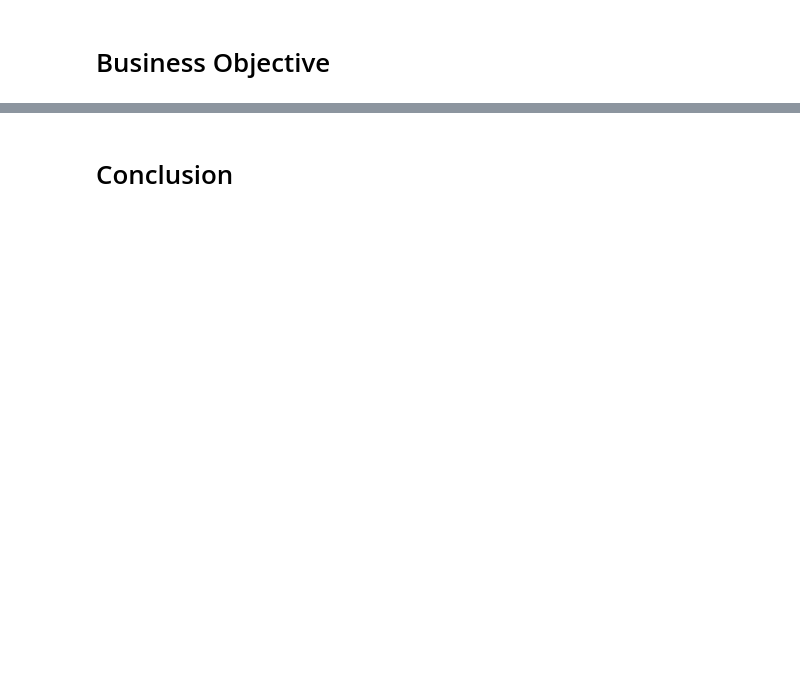
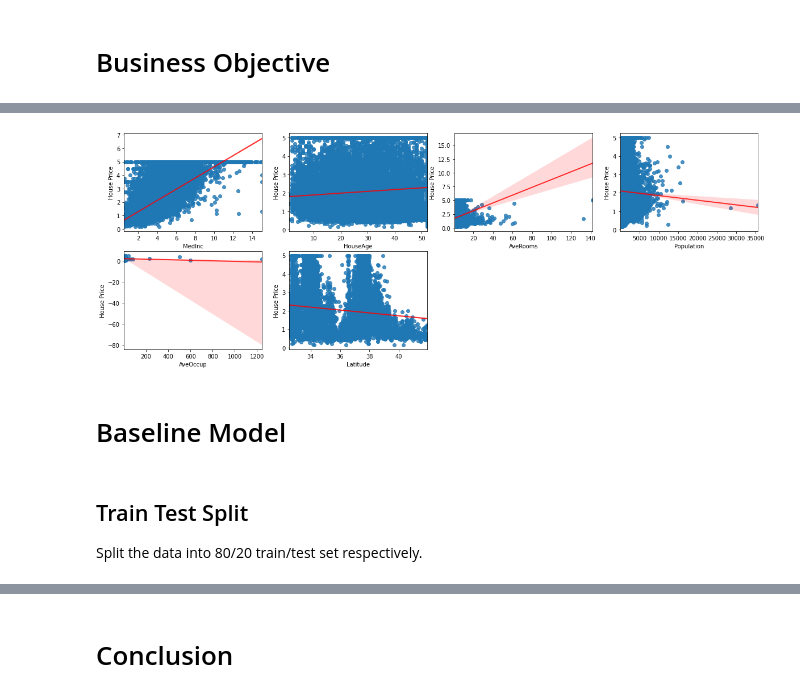
Before and after one commit to sachinac/MSDS7333, a Jupyter notebook: case_study05/msds_qtw_case_study05.ipynb, the cells around one changed output, grey strips where cells are left out. Cells and saved outputs as stored; diff of their text form; code cells hidden in the pictures; blank space fills up the shorter version.

```diff
--- a/case_study05/msds_qtw_case_study05.ipynb
+++ b/case_study05/msds_qtw_case_study05.ipynb
@@ -30,0 +143,3 @@
+# %%
+df = housing_df[features].copy()
+df.info()
@@ -30,0 +169,18 @@
+# %%
+plt.figure(figsize=(20,7))
+import numpy as np
+for i in range(len(list(df.columns))):
+    plt.subplot(2, 4, i+1)
+    sns.regplot(x=np.array(df.iloc[:,i]),y=np.array(target_df),
+                line_kws={"color":"r","alpha":0.8,"lw":2})
+    plt.xlabel(list(df.columns)[i])
+    plt.ylabel('House Price')
+plt.show()
+# %% [output]
+[figure, added]
+# %% [markdown]
+# Baseline Model
+# %% [markdown]
+## Train Test Split
+
+Split the data into 80/20 train/test set respectively.
```
Also changed, not shown: parts of 77 cells of this notebook.
